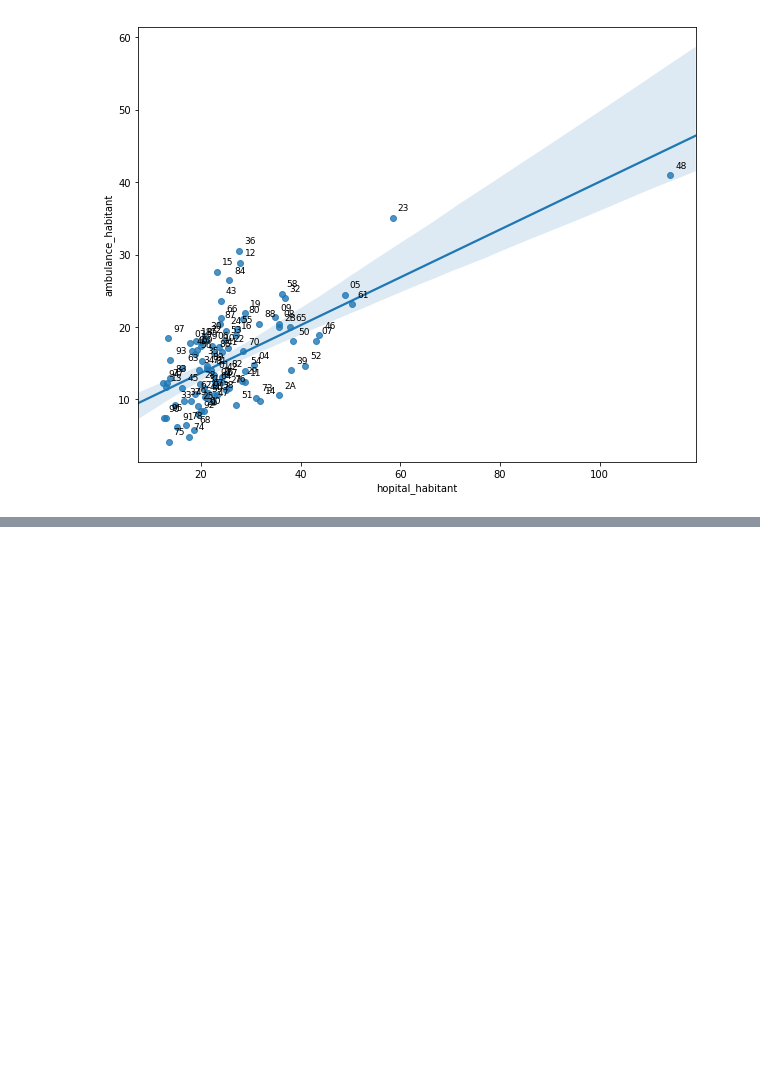
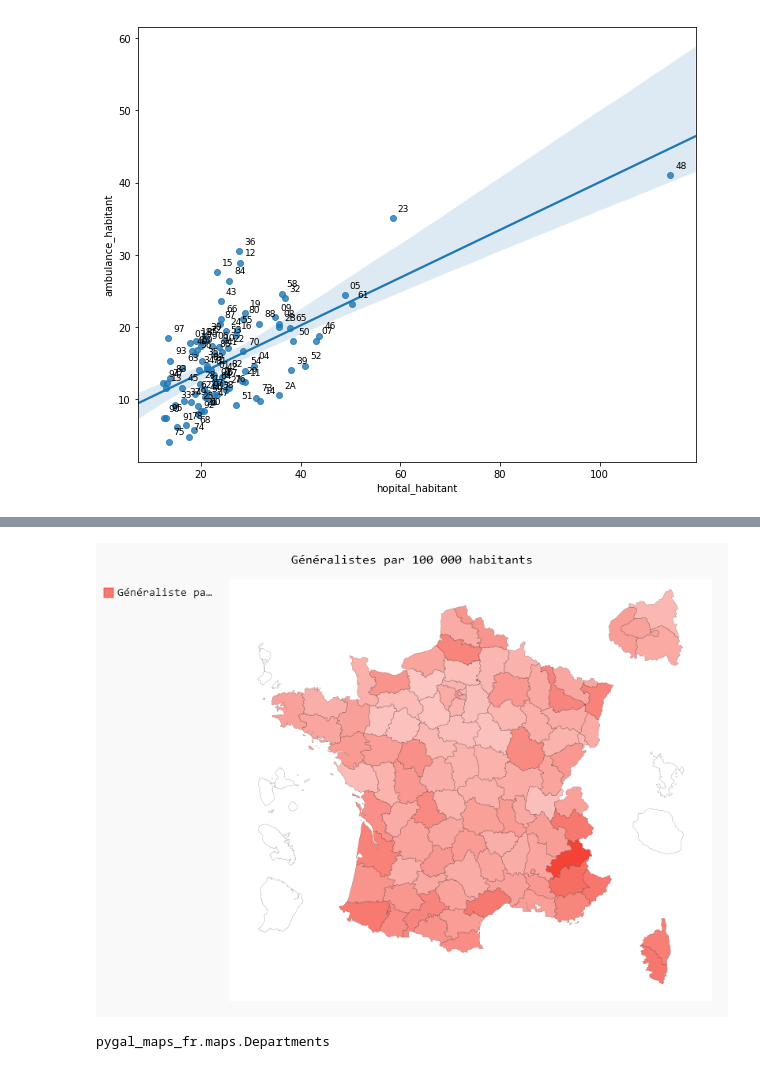
Before and after one commit to virgilus/desert-medicaux-global, a Jupyter notebook: notebooks/analyse_deserts.ipynb, the cells around one changed output, grey strips where cells are left out. Cells and saved outputs as stored; diff of their text form; code cells hidden in the pictures; blank space fills up the shorter version.

```diff
--- a/notebooks/analyse_deserts.ipynb
+++ b/notebooks/analyse_deserts.ipynb
@@ -295,0 +318,12 @@ for i in range(0,dept_df.shape[0]):
+# %%
+fr_chart = pygal.maps.fr.Departments()
+fr_chart.title = "Généralistes par 100 000 habitants"
+fr_chart.add('Généraliste par 100 000 habitants',
+             values=dept_df['generaliste_habitant'].to_dict())
+#fr_chart.render_in_browser() # Pour l'afficher dans un navigateur
+# %% [output]
+[figure, added]
+# %%
+type(fr_chart)
+# %% [output]
+pygal_maps_fr.maps.Departments
```
Also changed, not shown: parts of 5 cells of this notebook, 10 other files.
